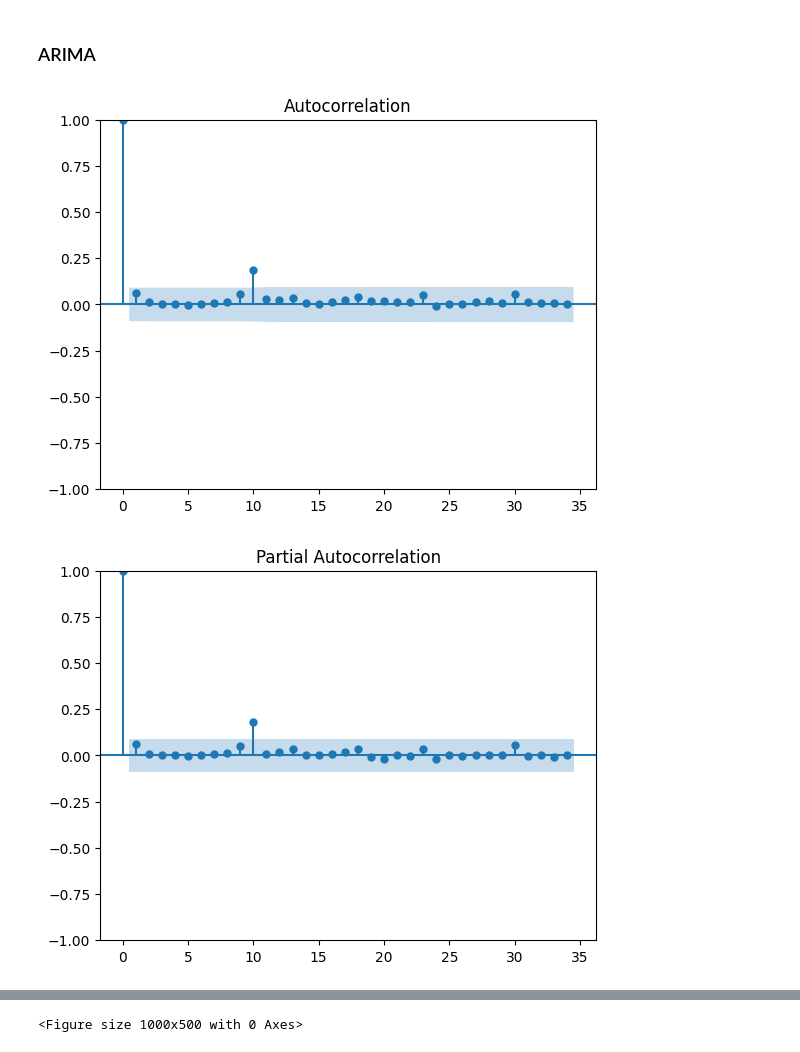
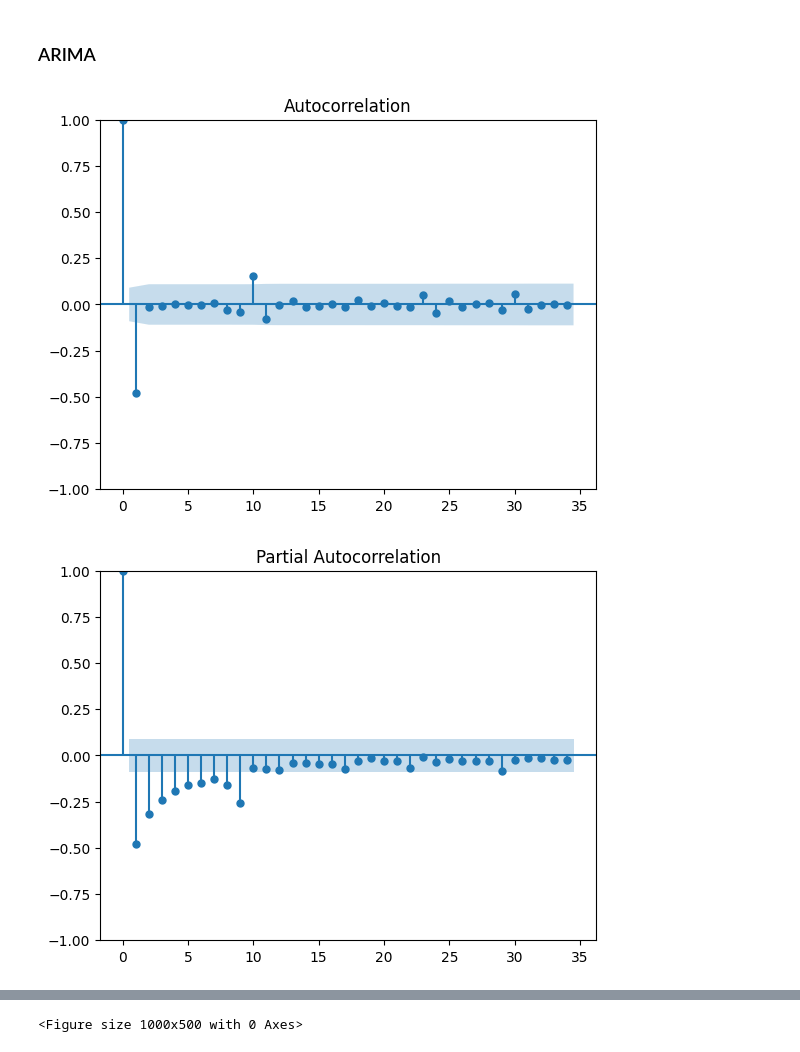
Before and after one commit to Javi111003/ML-FinalProject, a Jupyter notebook: time-series-analysis/time_series.ipynb, the cells around one changed output, grey strips where cells are left out. Drawn from its saved outputs; the diff is of its cells as text; code cells hidden in the pictures.

```diff
--- a/time-series-analysis/time_series.ipynb
+++ b/time-series-analysis/time_series.ipynb
@@ -125,0 +92,30 @@ plt.show()
+# %%
+# 2. Ajuste estacional: serie ajustada = serie original - componente estacional
+serie_seasonally_adjusted = serie - result.seasonal
+
+# 3. Diferenciación de primer orden para corregir la no estacionariedad
+serie_stationary = serie_seasonally_adjusted.diff().dropna()
+
+# 4. Prueba KPSS sobre la serie ajustada y diferenciada
+stat, p_value, lags, crit = kpss(serie_stationary.dropna(), regression="c", nlags="auto")
+
+print("KPSS Statistic:", stat)
+print("p-value:", p_value)
+print("Critical Values:", crit)
+
+if p_value < 0.05:
+    print("La serie NO es estacionaria → se recomienda más diferenciación.")
+else:
+    print("La serie parece estacionaria.")
+
+# 5. Graficar resultados
+plt.figure(figsize=(12,8))
+plt.subplot(3,1,1)
+serie.plot(title="Serie original")
+plt.subplot(3,1,2)
+serie_seasonally_adjusted.plot(title="Serie ajustada por estacionalidad")
+plt.subplot(3,1,3)
+serie_stationary.plot(title="Serie estacionaria (ajustada + diferenciada)")
+plt.tight_layout()
+plt.savefig(OUTPUT_DIR + "serie_estacionaria.png", dpi=300)
+plt.show()
@@ -165,17 +167,18 @@ plt.show()
 ### ARIMA
 # %%
 # 1. Graficar ACF y PACF para escoger p y q
+serie = serie_stationary
 plot_acf(serie.dropna(), lags=34)
 plt.savefig(OUTPUT_DIR + "acf.png", dpi=300)
 plt.show()
 # %% [output]
-[figure, old version]
+[figure, new version]
 # %%
 plot_pacf(serie.dropna(), lags=34)
 plt.savefig(OUTPUT_DIR + "pacf.png", dpi=300)
 plt.show()
 # %% [output]
-[figure, old version]
+[figure, new version]
 # %%
 # 2. Ajustar modelo ARIMA(p,d,q)
 model = ARIMA(serie, order=(1,1,1))
```
Also changed, not shown: parts of 14 cells of this notebook, 57 other files.
